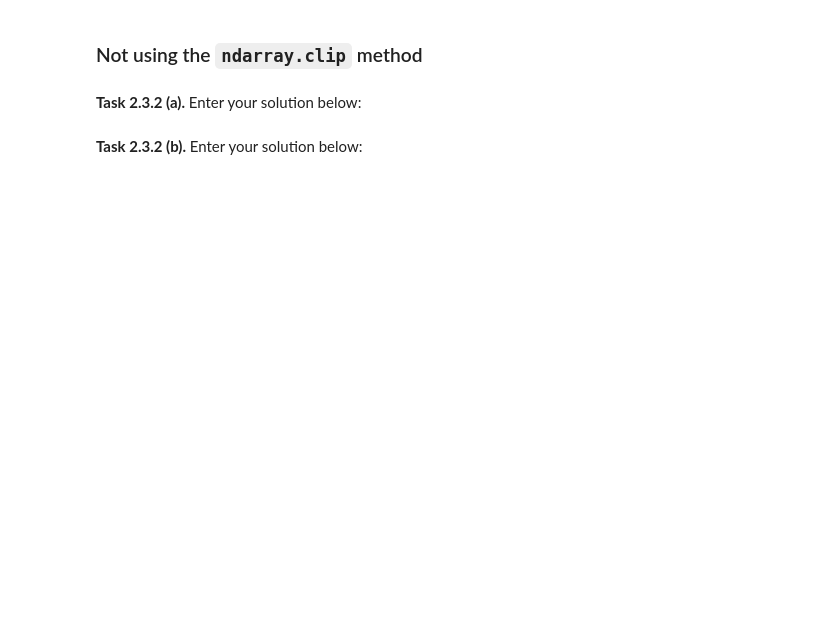
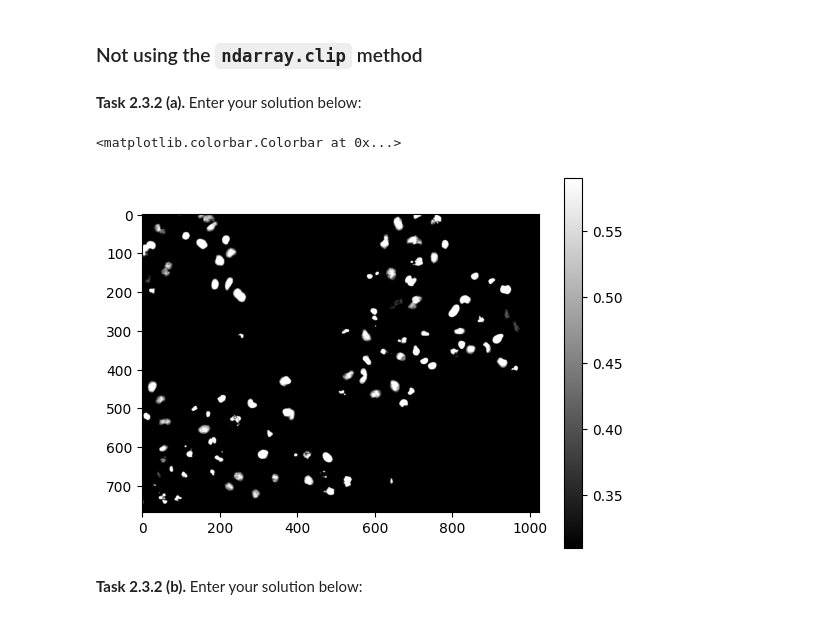
Before and after one commit to UweBuchwaldo/mobi-fs3-python, a Jupyter notebook: task2.ipynb, the cells around one changed output. Saved outputs shown, nothing was run; the diff lists cells and outputs as text; code cells hidden in the pictures; blank space fills up the shorter version.

```diff
--- a/task2.ipynb
+++ b/task2.ipynb
@@ -50,5 +57,18 @@ T2 = 0.59
 ### Not using the `ndarray.clip` method
 # %% [markdown]
 **<a id="#">Task 2.3.2 (a).</a>** Enter your solution below:
+# %%
+d_image = img
+for i in range(img.shape[0]):
+    for j in range(img.shape[1]):
+        if img[i, j] < T1:
+            s_image[i, j] = T1
+        elif img[i, j] > T2:
+            s_image[i, j] = T2
+plt.imshow(d_image ,'grey')
+plt.colorbar()
+# %% [output]
+<matplotlib.colorbar.Colorbar at 0x...>
+[figure, added]
 # %% [markdown]
 **<a id="#">Task 2.3.2 (b).</a>** Enter your solution below:
```
Also changed, not shown: parts of 2 cells of this notebook, 1 other file.
